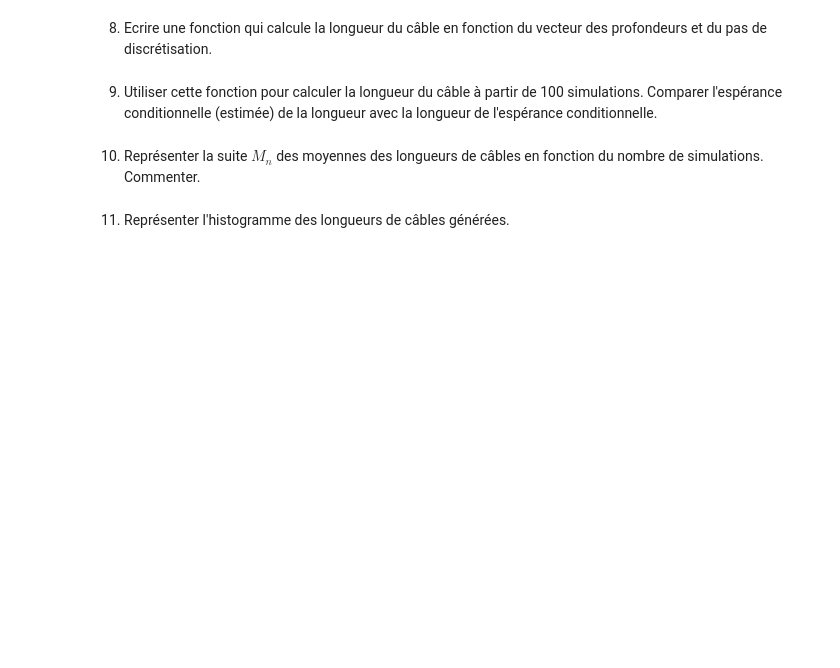
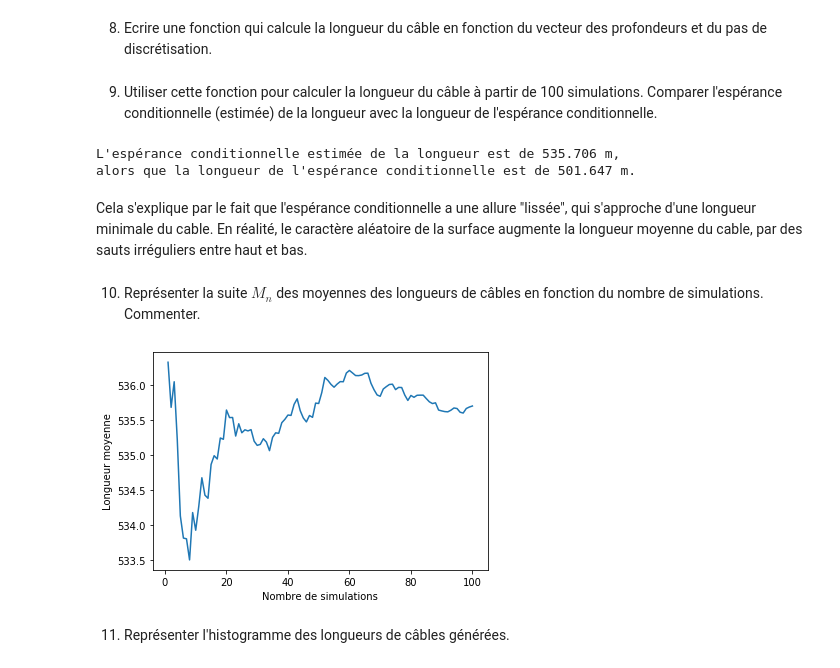
Before and after one commit to 19foliard/projet_probas, a Jupyter notebook: Projet numérique de Probabilités.ipynb, the cells around one changed output. Saved outputs shown, nothing was run; the diff lists cells and outputs as text; code cells hidden in the pictures; blank space fills up the shorter version.

```diff
--- a/Projet numérique de Probabilités.ipynb
+++ b/Projet numérique de Probabilités.ipynb
@@ -205,8 +225,53 @@ print(esp_cond)
 # %% [markdown]
 8. Ecrire une fonction qui calcule la longueur du câble en fonction du vecteur des profondeurs et du pas de discrétisation.
+# %%
+def longueur_cable(prof, dx) :
+    L = 0
+    N = len(prof)
+    for i in range(N-1) :
+        L += np.sqrt(dx**2 + (prof[i+1] - prof[i])**2)
+    return L
 # %% [markdown]
 9. Utiliser cette fonction pour calculer la longueur du câble à partir de 100 simulations. Comparer l'espérance conditionnelle (estimée) de la longueur avec la longueur de l'espérance conditionnelle.
+# %%
+def vecteur_complet(Z) : #Ajoute les points déjà connus (donc non simulés) à un vecteur issu d'une simulation
+    return [(depth[i//20] if i%20 == 0 else Z[i - (i//20 + 1)]) for i in range (101)]
+
+dx = (B-A)/(N-1)
+
+def L_simulée(NB) :
+    L = []
+    for k in range(NB) :
+        Z = simulation()
+        L.append(longueur_cable(vecteur_complet(Z), dx))
+    return L
+
+L100 = L_simulée(100)
+print(f"L'espérance conditionnelle estimée de la longueur est de {np.round(np.average(L100), 3)} m,")
+
+L_bis = longueur_cable(vecteur_complet(esp_cond), dx) #esp_cond est le vecteur des espérances conditionnelles des points inconnus
+print(f"alors que la longueur de l'espérance conditionnelle est de {np.round_(L_bis, 3)} m.")
+# %% [output]
+L'espérance conditionnelle estimée de la longueur est de 535.706 m,
+alors que la longueur de l'espérance conditionnelle est de 501.647 m.
+# %% [markdown]
+Cela s'explique par le fait que l'espérance conditionnelle a une allure "lissée", qui s'approche d'une longueur minimale du cable. En réalité, le caractère aléatoire de la surface augmente la longueur moyenne du cable, par des sauts irréguliers entre haut et bas.
 # %% [markdown]
 10. Représenter la suite $M_n$ des moyennes des longueurs de câbles en fonction du nombre de simulations. Commenter.
+# %%
+def affichage_Mn(L, ax = None) :
+    NB = len(L)
+    les_x = [k for k in range(1, NB+1)]
+    les_y = [np.average(L[:i]) for i in range(1, NB+1)]
+    if ax == None :
+        ax = plt.gca()
+    ax.set_xlabel("Nombre de simulations")
+    ax.set_ylabel("Longueur moyenne")
+    ax.plot(les_x, les_y)
+    #print(f"La moyenne de n longueurs simulées semble tendre vers une valeur proche de M_{NB} = {np.round(les_y[-1], 3)}")
+
+affichage_Mn(L100)
+# %% [output]
+[figure, added]
 # %% [markdown]
 11. Représenter l'histogramme des longueurs de câbles générées.
```
Also changed, not shown: parts of 9 cells of this notebook.
